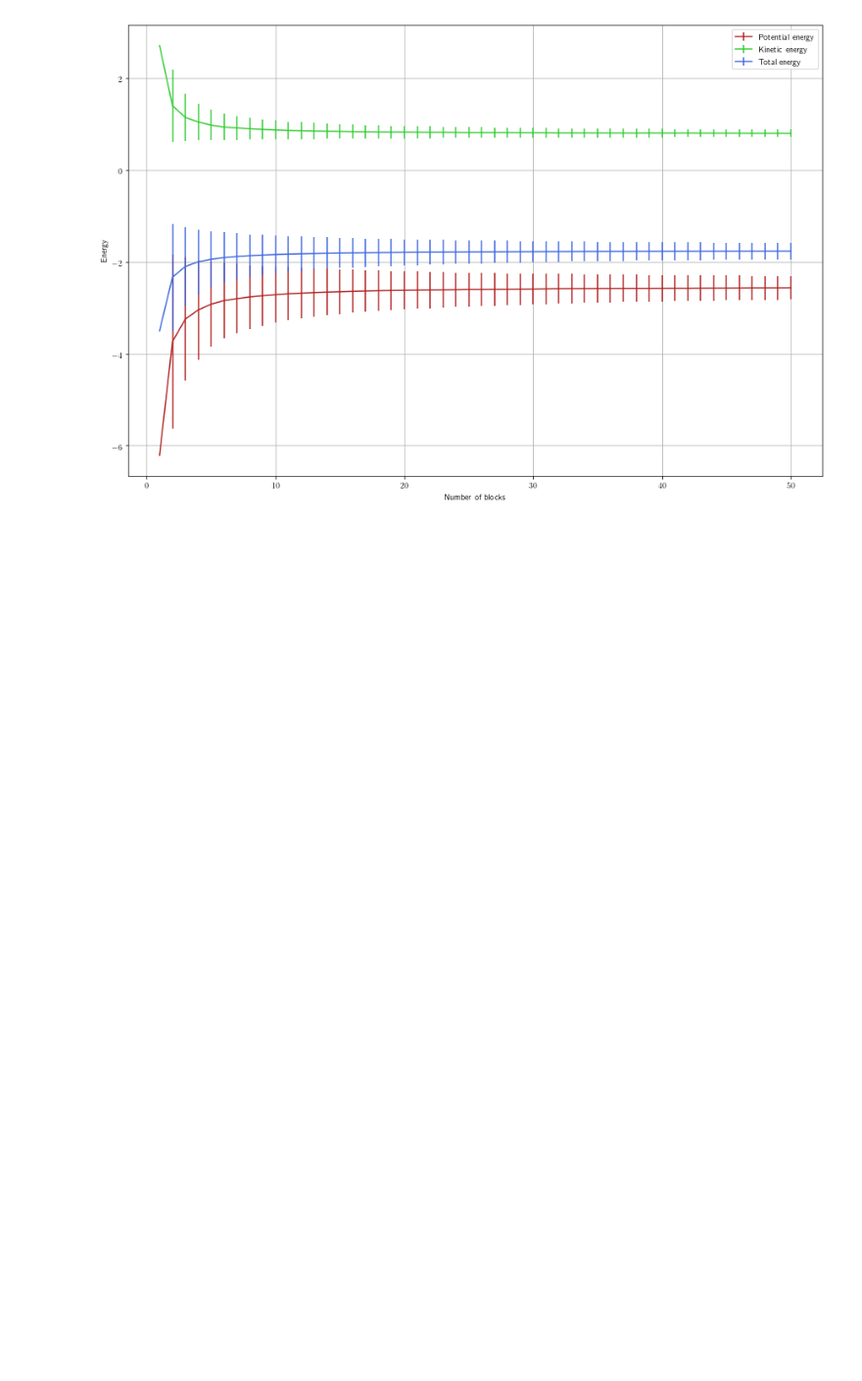
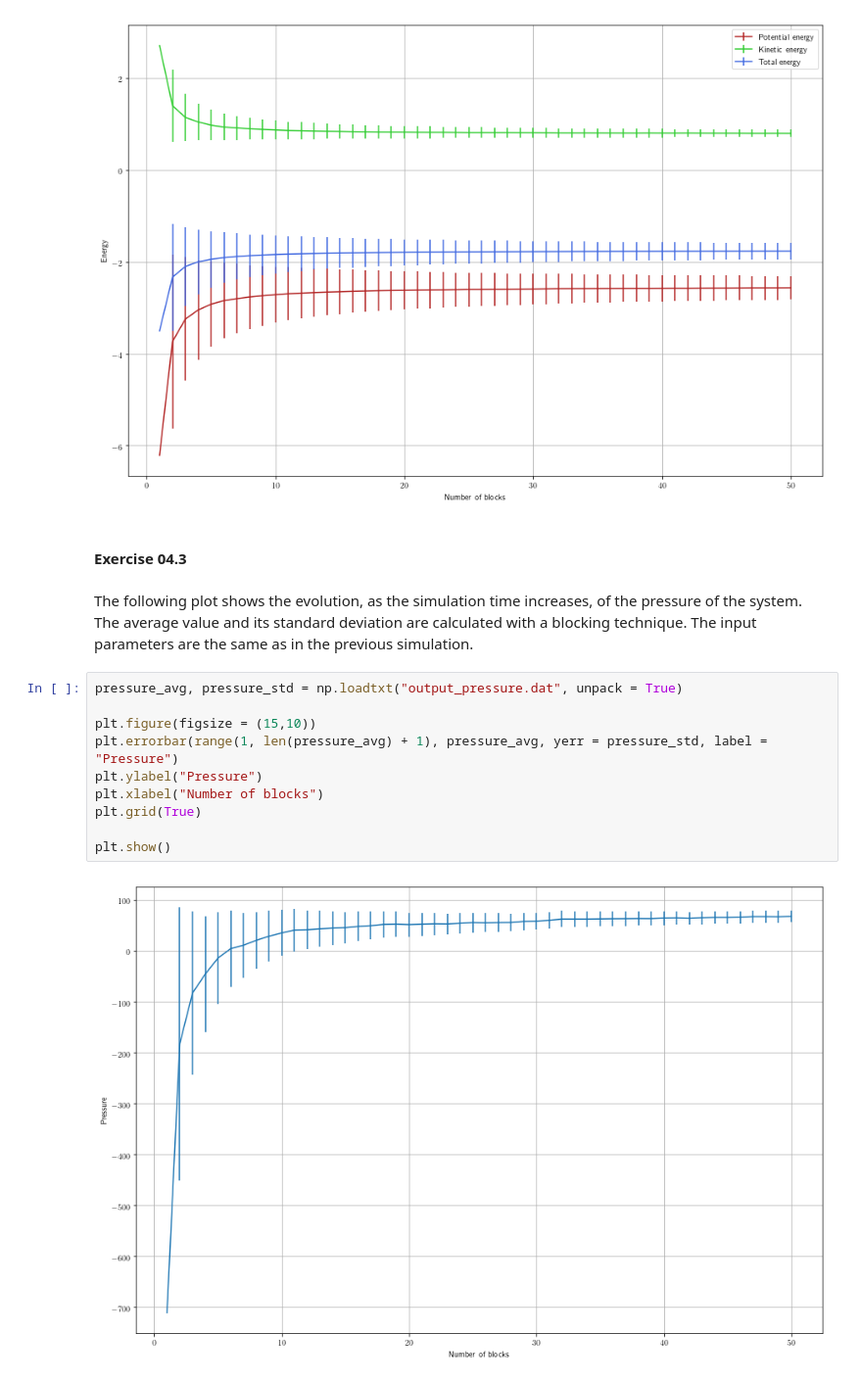
Before and after one commit to phaerrax/lab-simulazione-numerica, a Jupyter notebook: exercise04/exercise04.ipynb, the cells around one changed output. Shown at 98% size. Cells and saved outputs as stored; diff of their text form; blank space fills up the shorter version.

```diff
--- a/exercise04/exercise04.ipynb
+++ b/exercise04/exercise04.ipynb
@@ -75,3 +75,21 @@ plt.legend()
 plt.show()
 # %% [output]
 [figure]
+# %% [markdown]
+#### Exercise 04.3
+# %% [markdown]
+The following plot shows the evolution, as the simulation time increases, of the pressure of the system.
+The average value and its standard deviation are calculated with a blocking technique.
+The input parameters are the same as in the previous simulation.
+# %%
+pressure_avg, pressure_std = np.loadtxt("output_pressure.dat", unpack = True)
+
+plt.figure(figsize = (15,10))
+plt.errorbar(range(1, len(pressure_avg) + 1), pressure_avg, yerr = pressure_std, label = "Pressure")
+plt.ylabel("Pressure")
+plt.xlabel("Number of blocks")
+plt.grid(True)
+
+plt.show()
+# %% [output]
+[figure, added]
```
Also changed, not shown: 1 other file.
